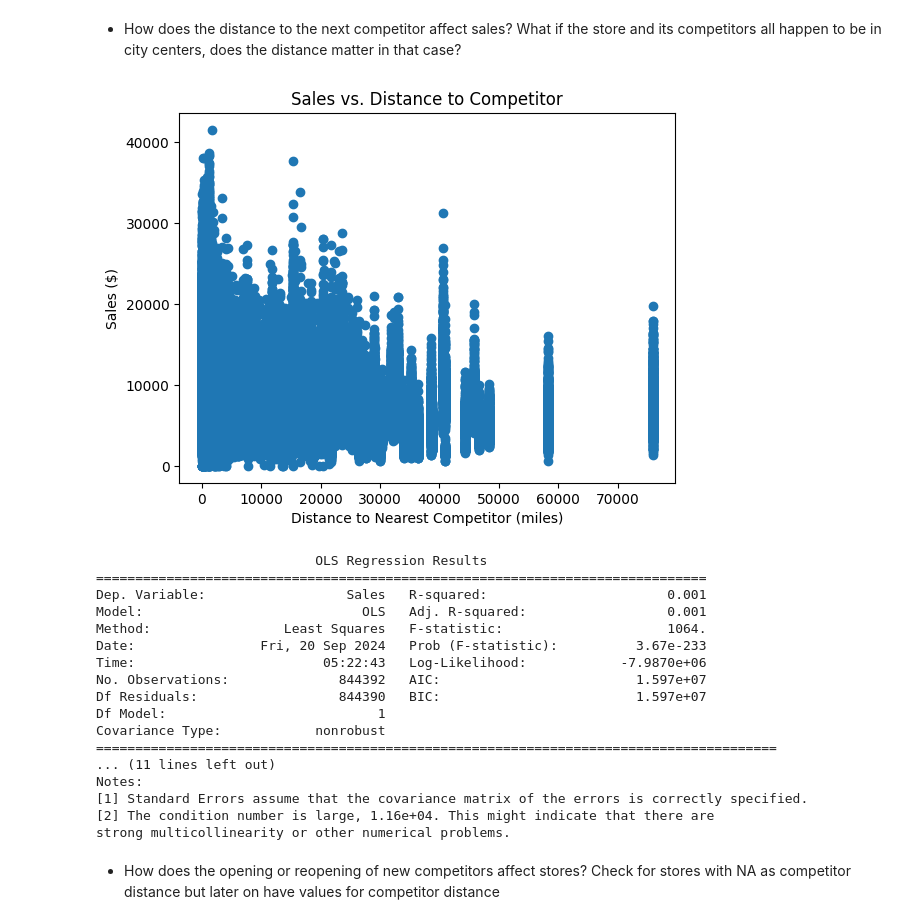
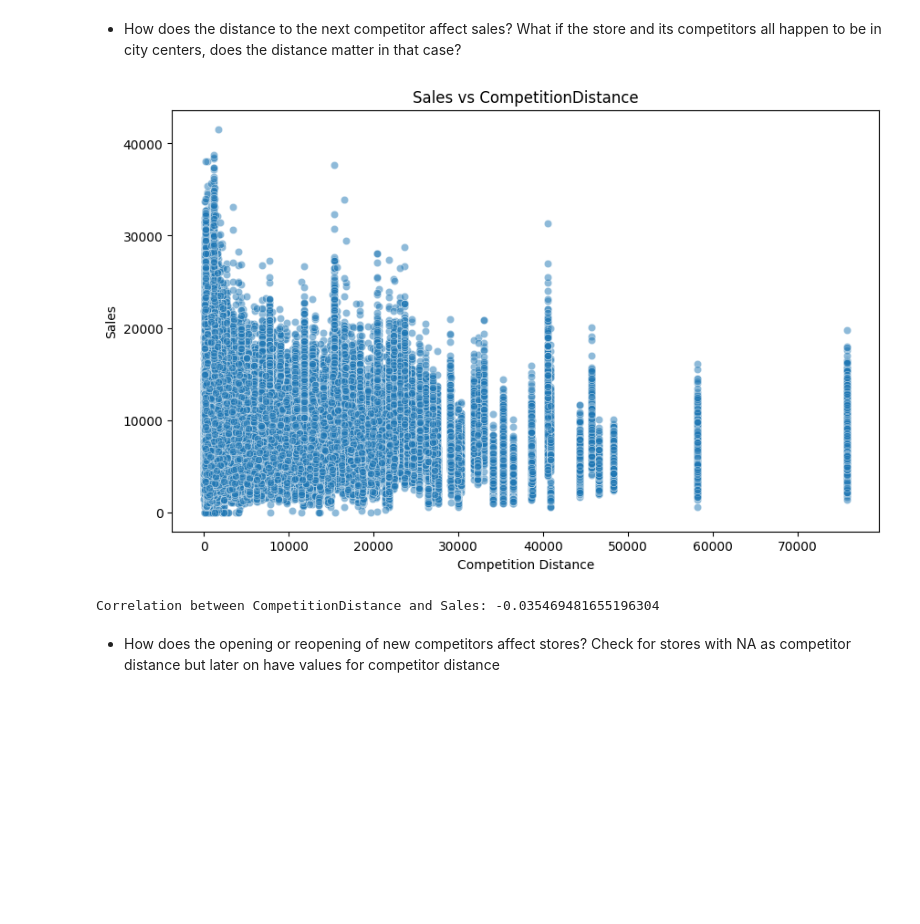
Before and after one commit to Bekyy/sales-forecasting, a Jupyter notebook: notebooks/EDA.ipynb, the cells around one changed output. Cells and saved outputs as stored; diff of their text form; code cells hidden in the pictures; blank space fills up the shorter version.

```diff
--- a/notebooks/EDA.ipynb
+++ b/notebooks/EDA.ipynb
@@ -686,45 +686,21 @@ sns.barplot(data=merged_train_data, x='Sales', y='Assortment')
 [figure]
 # %% [markdown]
 * How does the distance to the next competitor affect sales? What if the store and its competitors all happen to be in city centers, does the distance matter in that case?
-# %%
-import statsmodels.api as sm
-import matplotlib.pyplot as plt
-
-
-# Exploratory Data Analysis
-plt.scatter(merged_train_data['CompetitionDistance'], merged_train_data['Sales'])
-plt.xlabel('Distance to Nearest Competitor (miles)')
-plt.ylabel('Sales ($)')
-plt.title('Sales vs. Distance to Competitor')
-plt.show()
-
-# Regression Analysis
-X = merged_train_data['CompetitionDistance']
-y = merged_train_data['Sales']
-X = sm.add_constant(X)  # Adds a constant term to the predictor
-
-model = sm.OLS(y, X).fit()
-print(model.summary())
-
-# Interpret results based on coefficients
-# %% [output]
-[figure, removed]
-                            OLS Regression Results
-==============================================================================
-Dep. Variable:                  Sales   R-squared:                       0.001
-Model:                            OLS   Adj. R-squared:                  0.001
-Method:                 Least Squares   F-statistic:                     1064.
-Date:                Fri, 20 Sep 2024   Prob (F-statistic):          3.67e-233
-Time:                        05:22:43   Log-Likelihood:            -7.9870e+06
-No. Observations:              844392   AIC:                         1.597e+07
-Df Residuals:                  844390   BIC:                         1.597e+07
-Df Model:                           1
-Covariance Type:            nonrobust
-=======================================================================================
-... (11 lines left out)
-Notes:
-[1] Standard Errors assume that the covariance matrix of the errors is correctly specified.
-[2] The condition number is large, 1.16e+04. This might indicate that there are
-strong multicollinearity or other numerical problems.
+# %%
+# Scatter plot between CompetitionDistance and Sales
+plt.figure(figsize=(10,6))
+sns.scatterplot(x=merged_train_data['CompetitionDistance'], y=merged_train_data['Sales'], alpha=0.5)
+plt.title('Sales vs CompetitionDistance')
+plt.xlabel('Competition Distance')
+plt.ylabel('Sales')
+plt.show()
+# %% [output]
+[figure, added]
+# %%
+# Correlation between CompetitionDistance and Sales
+correlation = merged_train_data['CompetitionDistance'].corr(merged_train_data['Sales'])
+print(f"Correlation between CompetitionDistance and Sales: {correlation}")
+# %% [output]
+Correlation between CompetitionDistance and Sales: -0.035469481655196304
 # %% [markdown]
 * How does the opening or reopening of new competitors affect stores? Check for stores with NA as competitor distance but later on have values for competitor distance
```
Also changed, not shown: parts of 4 cells of this notebook.
